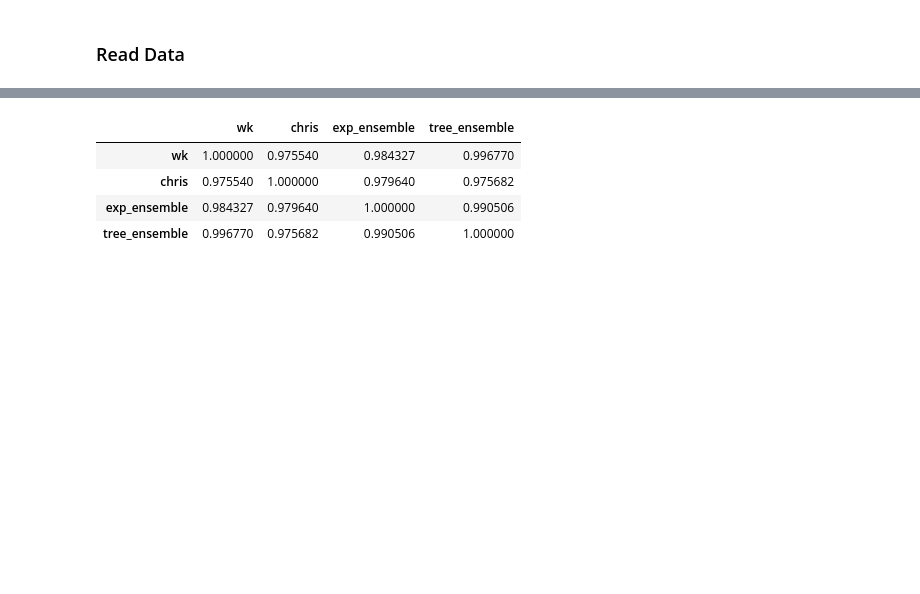
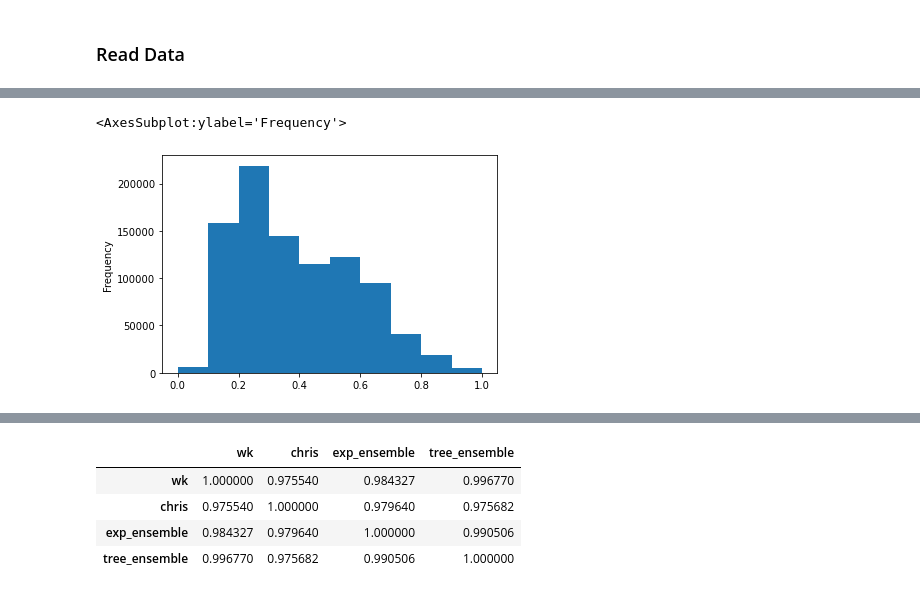
Before and after one commit to waikey-lee/kaggle-amex, a Jupyter notebook: notebooks/7b.ensemble_submission.ipynb, the cells around one changed output, grey strips where cells are left out. Drawn from its saved outputs; the diff is of its cells as text; code cells hidden in the pictures; blank space fills up the shorter version.

```diff
--- a/notebooks/7b.ensemble_submission.ipynb
+++ b/notebooks/7b.ensemble_submission.ipynb
@@ -41,0 +260,8 @@ Shape of data: (924621, 2)
+# %%
+weights = [0.79868, 0.79871, 0.7991]
+# %%
+weights = softmax(weights)
+# %%
+wk = weights[0] * waikey["prediction1"] + weights[1] * waikey["prediction2"] + weights[2] * waikey["prediction16"]
+# %%
+wk = (wk - wk.min()) / (wk.max() - wk.min())
@@ -41,0 +283,5 @@ Shape of data: (924621, 2)
+# %%
+wk.plot.hist()
+# %% [output]
+<AxesSubplot:ylabel='Frequency'>
+[figure, added]
```
Also changed, not shown: parts of 57 cells of this notebook, 5 other files.
